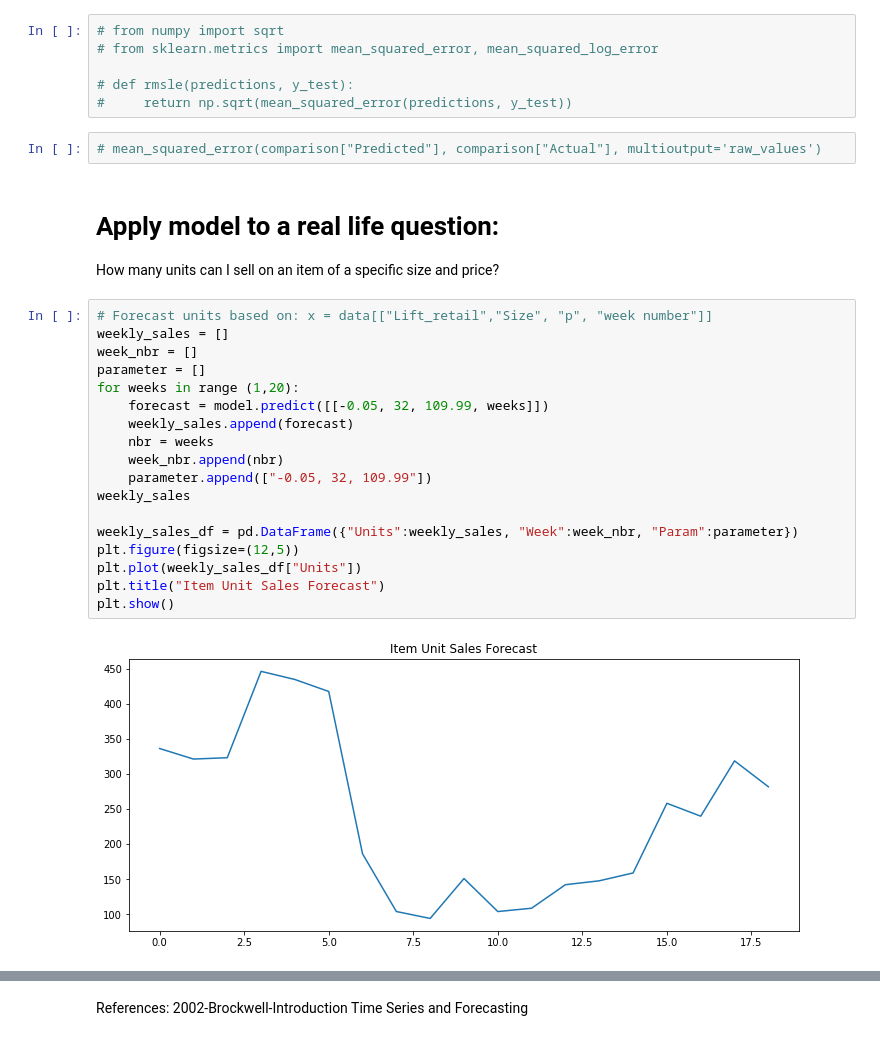
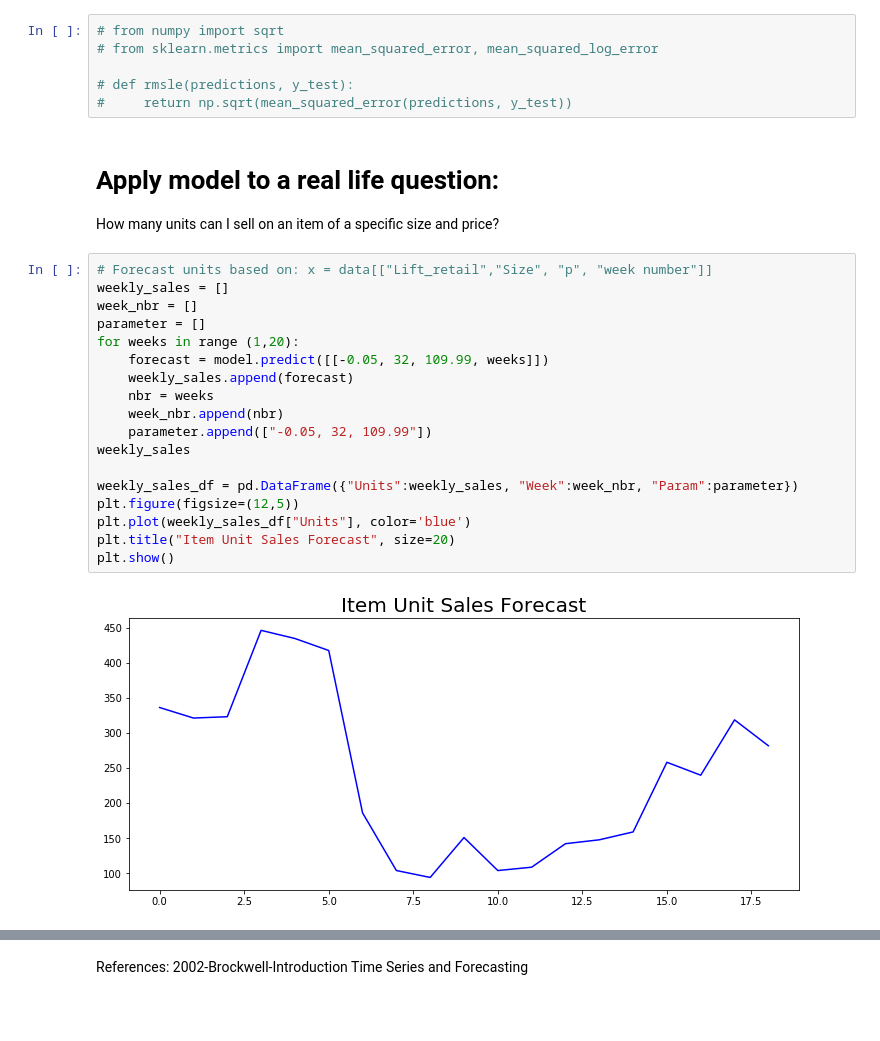
Before and after one commit to melodymassis/TS_Forecasting, a Jupyter notebook: index.ipynb, the cells around one changed output, grey strips where cells are left out. Drawn from its saved outputs; the diff is of its cells as text; blank space fills up the shorter version.

```diff
--- a/index.ipynb
+++ b/index.ipynb
@@ -513,28 +552,26 @@ R2 Score: 0.6759827416165034
 
 # def rmsle(predictions, y_test):
 #     return np.sqrt(mean_squared_error(predictions, y_test))
-# %%
-# mean_squared_error(comparison["Predicted"], comparison["Actual"], multioutput='raw_values')
 # %% [markdown]
 # Apply model to a real life question:
 How many units can I sell on an item of a specific size and price?
 # %%
 # Forecast units based on: x = data[["Lift_retail","Size", "p", "week number"]]
 weekly_sales = []
 week_nbr = []
 parameter = []
 for weeks in range (1,20):
     forecast = model.predict([[-0.05, 32, 109.99, weeks]])
     weekly_sales.append(forecast)
     nbr = weeks
     week_nbr.append(nbr)
     parameter.append(["-0.05, 32, 109.99"])
 weekly_sales
 
 weekly_sales_df = pd.DataFrame({"Units":weekly_sales, "Week":week_nbr, "Param":parameter})
 plt.figure(figsize=(12,5))
-plt.plot(weekly_sales_df["Units"])
-plt.title("Item Unit Sales Forecast")
+plt.plot(weekly_sales_df["Units"], color='blue')
+plt.title("Item Unit Sales Forecast", size=20)
 plt.show()
 # %% [output]
-[figure, old version]
+[figure, new version]
```
Also changed, not shown: parts of 30 cells of this notebook, 1 other file.
